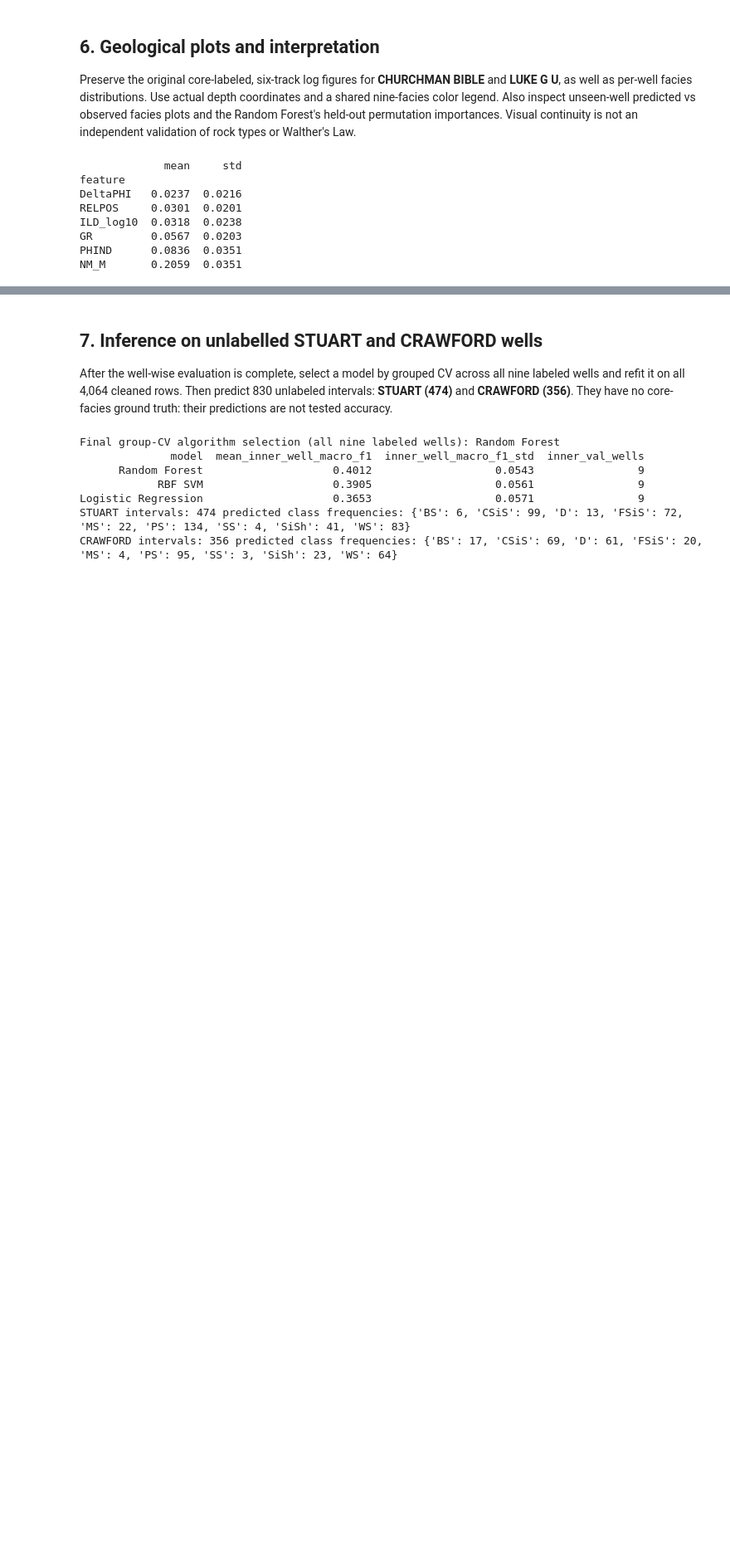
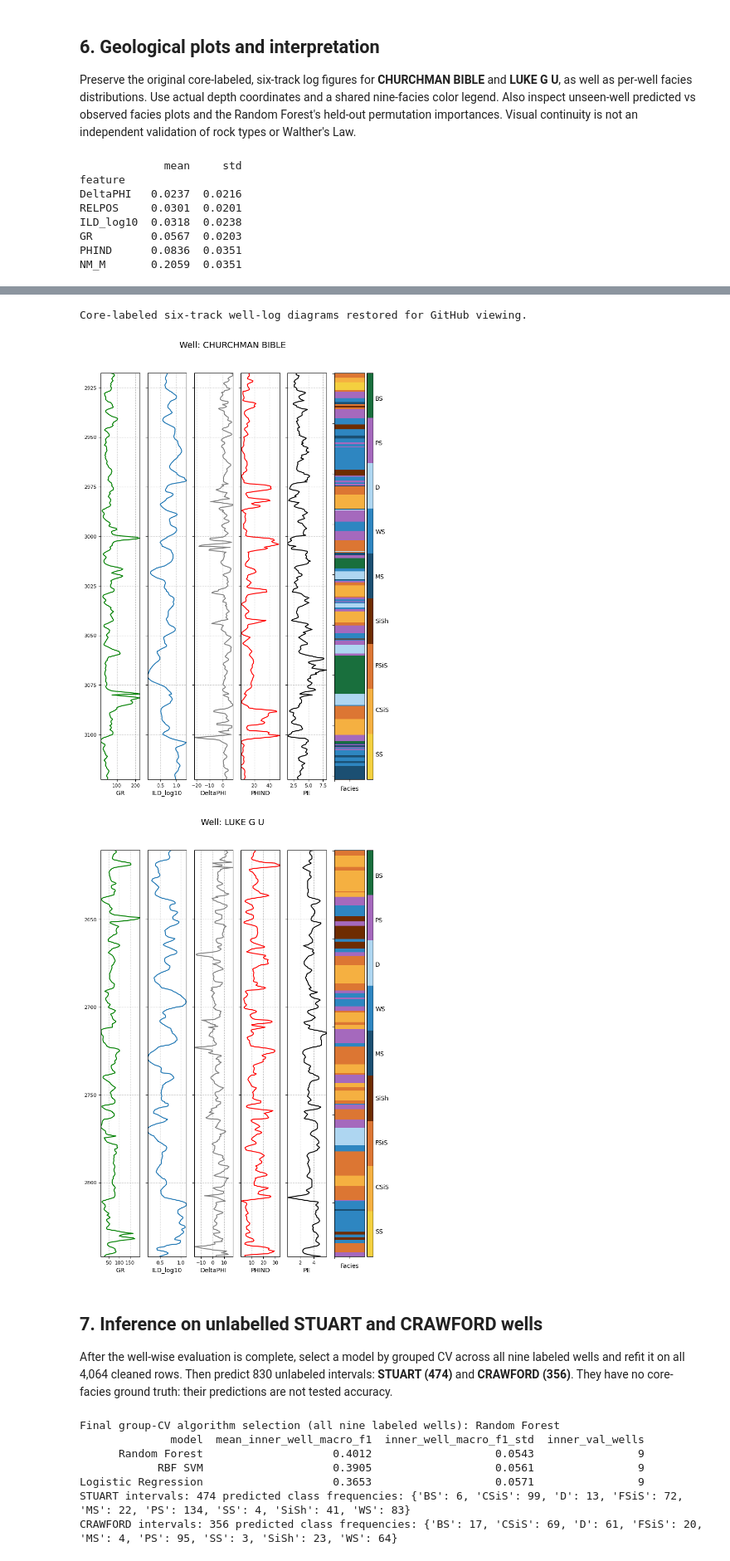
Before and after one commit to Neritya-Singh/Reservoir_Facies_Classification_using_Machine_Learning, a Jupyter notebook: facies_classification.ipynb, the cells around one changed output, grey strips where cells are left out. Shown at 83% size. Drawn from its saved outputs; the diff is of its cells as text; code cells hidden in the pictures; blank space fills up the shorter version.

Commit message:
Fix facies validation warnings and restore visible well-log diagrams

```diff
--- a/facies_classification.ipynb
+++ b/facies_classification.ipynb
@@ -124,7 +124,7 @@ def metrics(true,pred):
     known=sorted(np.unique(true).astype(int))
     return {'accuracy':float(accuracy_score(true,pred)),
             'macro_f1_observed':float(f1_score(true,pred,labels=known,average='macro',zero_division=0)),
-            'balanced_accuracy':float(balanced_accuracy_score(true,pred)),
+            'balanced_accuracy':float(np.mean([(np.asarray(pred)[np.asarray(true)==k]==k).mean() for k in known])),
             'weighted_f1':float(f1_score(true,pred,average='weighted',zero_division=0)),
             'adjacent_accuracy':adjacent_accuracy(true,pred),
             'observed_facies':','.join(str(i) for i in known)}
@@ -224,7 +231,7 @@ for name in list(candidate_models(PRIMARY_FEATURES))+['Nested selected']:
     else:
         selected=out_of_fold[out_of_fold['model']==name].copy()
         pwell=perwell[perwell['model']==name].copy()
-    assert len(selected)==len(real) and selected[['Well Name','Depth','Facies']].equals(selected[['Well Name','Depth','Facies']])
+    assert len(selected)==len(real) and not selected.duplicated(['Well Name','Depth']).any()
     # The source contained one extra exact duplicate, removed above.
     agg=metrics(selected['Facies'].to_numpy(),selected['predicted_facies'].to_numpy())
     summary.append({'model':name,'wells':pwell['held_out_well'].nunique(),
@@ -248,6 +255,7 @@ print('\nFixed RF each well:\n',perwell[perwell['model']=='Random Forest'][['hel
 # A useful result to inspect first: errors between the nine facies classes.
 from IPython.display import display, Image
 display(Image(filename=str(OUT/'random_forest_confusion.png')))
+display(Image(filename=str(OUT/'nested_selected_confusion.png')))
 # %% [output]
 All-well group-CV results:
                model  wells  unweighted_mean_well_accuracy  sd_well_accuracy  mean_well_macro_f1_observed  mean_well_adjacent_accuracy  pooled_accuracy  pooled_macro_f1_all_9  pooled_adjacent_accuracy
@@ -409,34 +418,38 @@ for well in ['CHURCHMAN BIBLE','LUKE G U']:
 # Retain per-well and overall facies count plots, using cleaned real-well data.
 counts=pd.crosstab(real['Well Name'],real['Facies']).reindex(columns=list(FACIES),fill_value=0)
 counts.columns=list(FACIES.values())
 fig,axs=plt.subplots(3,3,figsize=(16,10))
 for axis,(well,row) in zip(axs.ravel(),counts.iterrows()):
     axis.bar(row.index,row.to_numpy(),color=COLORS,edgecolor='#555',linewidth=.4)
     axis.set_title(well,fontsize=10)
     axis.tick_params(axis='x',labelsize=8)
     axis.grid(axis='y',alpha=.15)
 fig.suptitle('Facies distribution by real labeled well (cleaned)')
 fig.tight_layout(rect=(0,0,1,.96))
 fig.savefig(OUT/'facies_distribution_by_well.png',dpi=150)
 plt.close(fig)
 
 fig,axis=plt.subplots(figsize=(9,4))
 axis.bar(list(FACIES.values()),
          real['Facies'].value_counts().reindex(list(FACIES),fill_value=0),
          color=COLORS,edgecolor='#555',linewidth=.4)
 axis.set(title='Overall core-labeled facies (cleaned)',
          xlabel='Facies',ylabel='Labeled depth intervals')
 axis.grid(axis='y',alpha=.2)
 fig.tight_layout()
 fig.savefig(OUT/'facies_distribution_overall.png',dpi=150)
 plt.close(fig)
 
 # Display the most important retained diagrams when run interactively.
 from IPython.display import display, Image
 for name in ['churchman_bible_original_six_track.png','luke_g_u_original_six_track.png',
-             'facies_distribution_by_well.png']:
+             'facies_distribution_by_well.png','facies_distribution_overall.png']:
     display(Image(filename=str(OUT/name)))
 print('Retained original well-log figures and facies distributions saved.')
+# %% [output]
+Core-labeled six-track well-log diagrams restored for GitHub viewing.
+[figure, added]
+[figure, added]
 # %% [markdown]
 ## 7. Inference on unlabelled STUART and CRAWFORD wells
 
```
Also changed, not shown: parts of 5 cells of this notebook.
